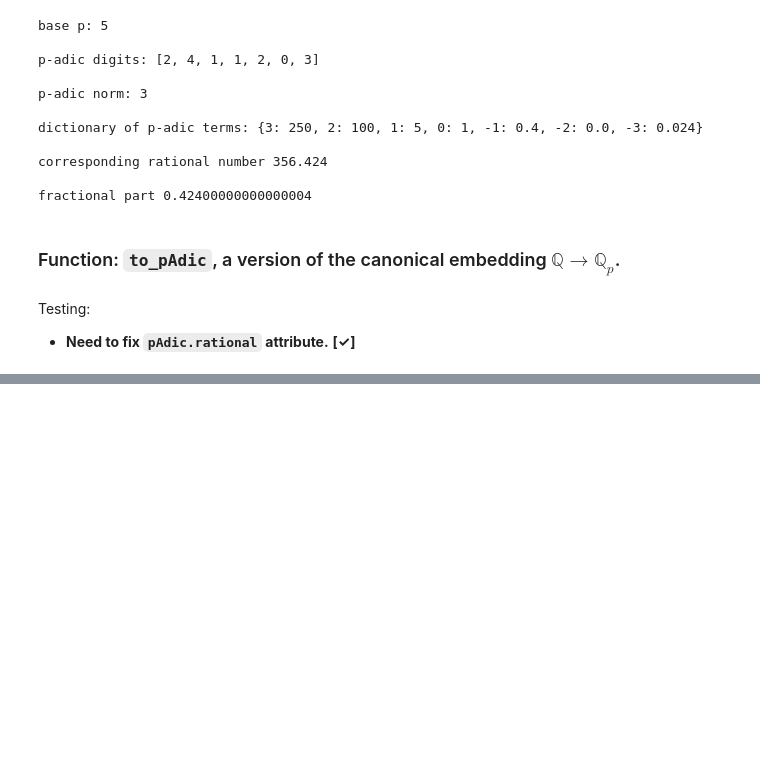
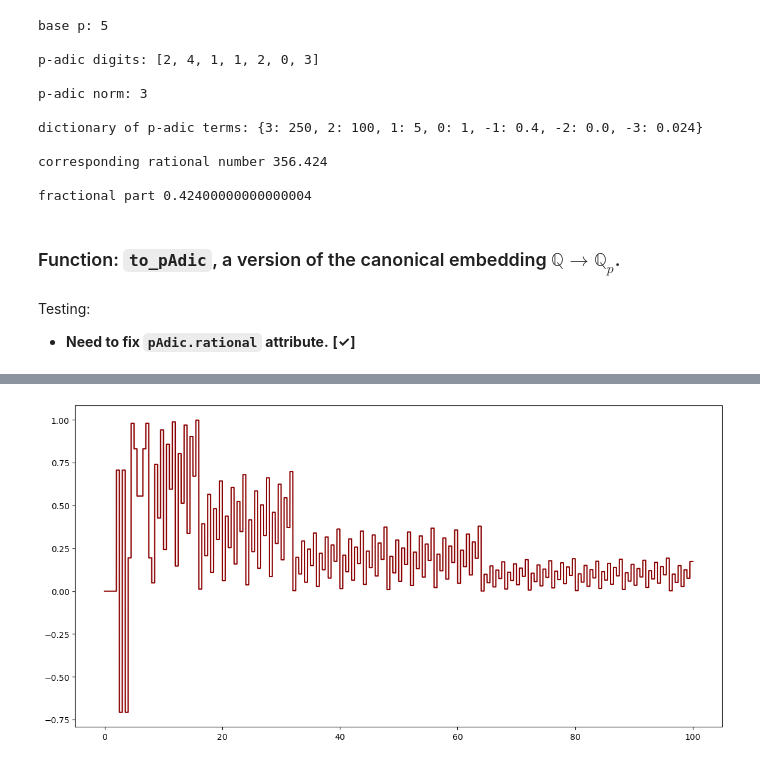
Before and after one commit to TYLERSFOSTER/Tonality_from_Q_p_and_SL_2, a Jupyter notebook: p_adic_signals.ipynb, the cells around one changed output, grey strips where cells are left out. Drawn from its saved outputs; the diff is of its cells as text; code cells hidden in the pictures; blank space fills up the shorter version.

```diff
--- a/p_adic_signals.ipynb
+++ b/p_adic_signals.ipynb
@@ -135,0 +172,22 @@ p-adic resolution: 19
+# %%
+p = 2
+
+T = np.array([.001*j for j in range(100000)])
+
+Y = []
+for t in T:
+    t = (1/2) * t
+    output = to_pAdic(t, p, 3)
+    N = output[0]
+    L = output[1]
+    A = pAdic(p, L, N)
+    y = A.fractional
+    y = np.sin(2*np.pi*y)
+    Y.append(y)
+Y = np.array(Y)
+
+plt.figure(figsize=(14,7))
+plt.plot(T, Y, color='darkred')
+plt.show()
+# %% [output]
+[figure, added]
```
Also changed, not shown: parts of 5 cells of this notebook, 2 other files.
